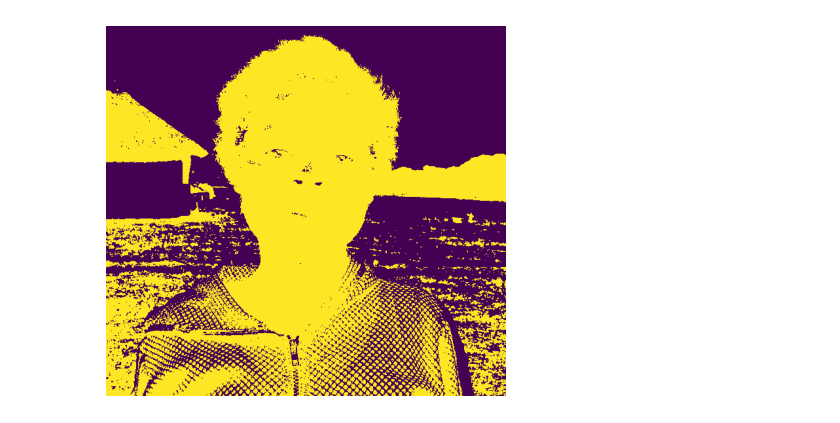
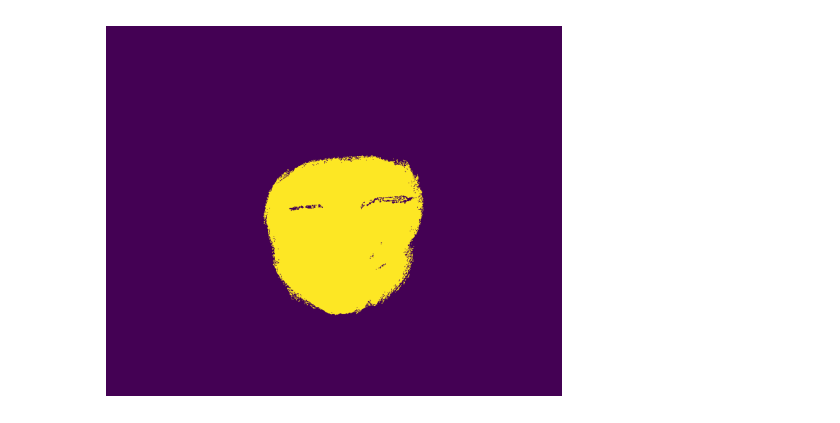
Before and after one commit to icingtea/skin_detection, a Jupyter notebook: testing_lalit_2.ipynb, the cells around one changed output. Cells and saved outputs as stored; diff of their text form; code cells hidden in the pictures.

```diff
--- a/testing_lalit_2.ipynb
+++ b/testing_lalit_2.ipynb
@@ -10,7 +11,7 @@ from projectUtils import Utils
 fd = FaceDetector()
 mh = MaskHandler()
 
-IMAGE_PATH = Path('test_images/helen1.jpg')
+IMAGE_PATH = Path('dataset/helenstar_release/train/232194_1_image.jpg')
 # %%
 img_rgb, _, _, landmarks_all_faces = fd.detect(IMAGE_PATH)
 Utils.display(img_rgb)
@@ -59,10 +62,9 @@ Utils.display(heatmaps_blended[idx])
 # %%
-alpha = 0
-lambda_ = 0.0018
-
+alpha = parameters.alpha
+lambda_ = parameters.lambda_
 skin_pixel_maps = mh.get_skin_pixel_maps(IMAGE_PATH, intensity_histograms, prior_face_masks, alpha, lambda_)
 
 for i in skin_pixel_maps:
     Utils.display(i)
 # %% [output]
-[figure, old version]
+[figure, new version]
```
Also changed, not shown: parts of 5 cells of this notebook, 9 other files.
